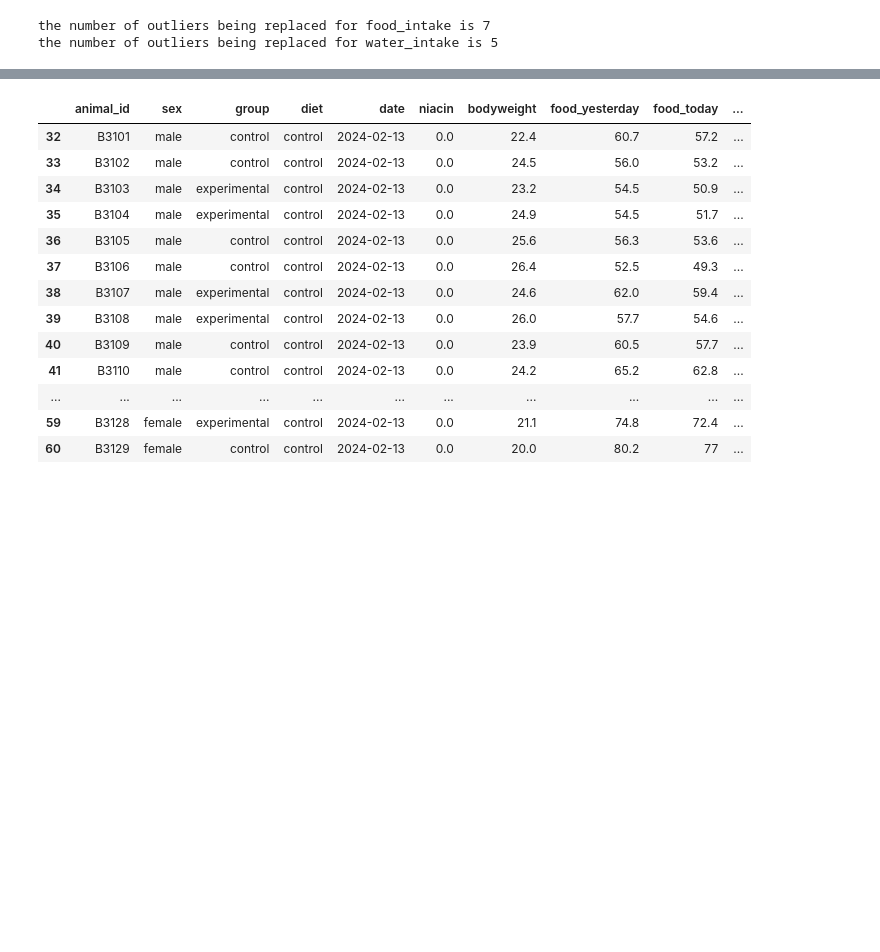
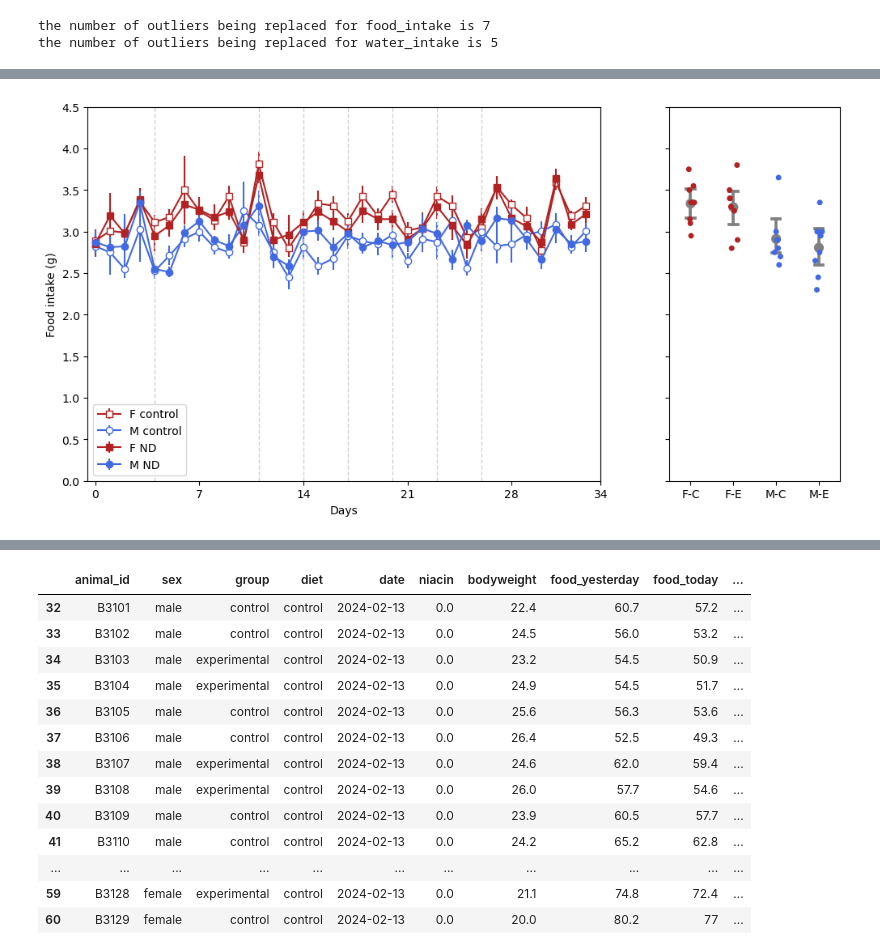
Before and after one commit to marijevisser/niacin, a Jupyter notebook: scripts/niacin_daily_analysis.ipynb, the cells around one changed output, grey strips where cells are left out. Saved outputs shown, nothing was run; the diff lists cells and outputs as text; code cells hidden in the pictures; blank space fills up the shorter version.

```diff
--- a/scripts/niacin_daily_analysis.ipynb
+++ b/scripts/niacin_daily_analysis.ipynb
@@ -416,3 +426,74 @@ ax[1].legend().remove()
+# %%
+# Find mean and SEM of all data
+mean_fw = df_food_water.groupby(["sex", "group", "date"]).mean(numeric_only=True).reset_index()
+sem_fw = df_food_water.groupby(["sex", "group", "date"]).sem(numeric_only=True).reset_index()
+
+# Generate figure with two subplots
+f, ax = plt.subplots(ncols=2, figsize=(12, 6), sharey=True,
+                     gridspec_kw={"width_ratios": [3, 1]},)
+
+# Set x values based on number of days
+x = np.arange(34)
+y = mean.query("sex == 'female' and group == 'control'").food_intake[:34]
+
+# Plot data for each group in first subplot
+ax[0].errorbar(x,
+               mean_fw.query("sex == 'female' and group == 'control'").food_intake[:34],
+               yerr=sem_fw.query("sex == 'female' and group == 'control'").food_intake[:34],
+               marker="s", markerfacecolor="white", color="firebrick",
+               label="F control"
+                )
+
+ax[0].errorbar(x,
+               mean_fw.query("sex == 'male' and group == 'control'").food_intake[:34],
+               yerr=sem_fw.query("sex == 'male' and group == 'control'").food_intake[:34],
+               marker="o", markerfacecolor="white", color="royalblue",
+               label="M control")
+
+ax[0].errorbar(x,
+               mean_fw.query("sex == 'female' and group == 'experimental'").food_intake[:34],
+               yerr=sem_fw.query("sex == 'female' and group == 'experimental'").food_intake[:34],
+               marker="s", markerfacecolor="firebrick", color="firebrick",
+               label="F ND")
+
+ax[0].errorbar(x,
+               mean_fw.query("sex == 'male' and group == 'experimental'").food_intake[:34],
+               yerr=sem_fw.query("sex == 'male' and group == 'experimental'").food_intake[:34],
+               marker="o", markerfacecolor="royalblue", color="royalblue",
+               label="M ND")
+
+# Show when niacin levels are halved
+vertical_lines_x = [4, 11, 14, 17, 20, 23, 26]
+for x_value in vertical_lines_x:
+    ax[0].axvline(x=x_value, color='lightgrey', linestyle='--', linewidth=1)
+
+# Set x axis limits and ticks
+ax[0].set_xlim([-0.5,34])
+ax[0].set_xticks([0,7,14,21,28,34])
+
+ax[0].set_ylim([0,4.5])
+
+# Add labels
+ax[0].set_ylabel("Food intake (g)")
+ax[0].set_xlabel("Days")
+
+ax[0].legend(loc="lower left")
+
+# Plot today's data in second subplot
+today = df.date.max()
+today_df = df.query("date == @today")
+
+palette = ["firebrick", "firebrick", "royalblue", "royalblue"]
+
+sns.stripplot(data=today_df, x="groupn", y="food_intake", hue="groupn", palette=palette, ax=ax[1])
+sns.pointplot(data=today_df, x='groupn', y='food_intake', capsize=.2, color="grey", markers='o', join=False, ax=ax[1])
+
+ax[1].set_xticklabels(["F-C", "F-E", "M-C", "M-E"])
+ax[1].set_xlabel("")
+ax[1].set_ylabel("Food intake (g)")
+ax[1].legend().remove()
+# %% [output]
+[figure, added]
 # %%
 # Find mean and SEM of all data
 mean_fw = df_food_water.groupby(["sex", "group", "date"]).mean(numeric_only=True).reset_index()
```
Also changed, not shown: parts of 29 cells of this notebook, 16 other files.
